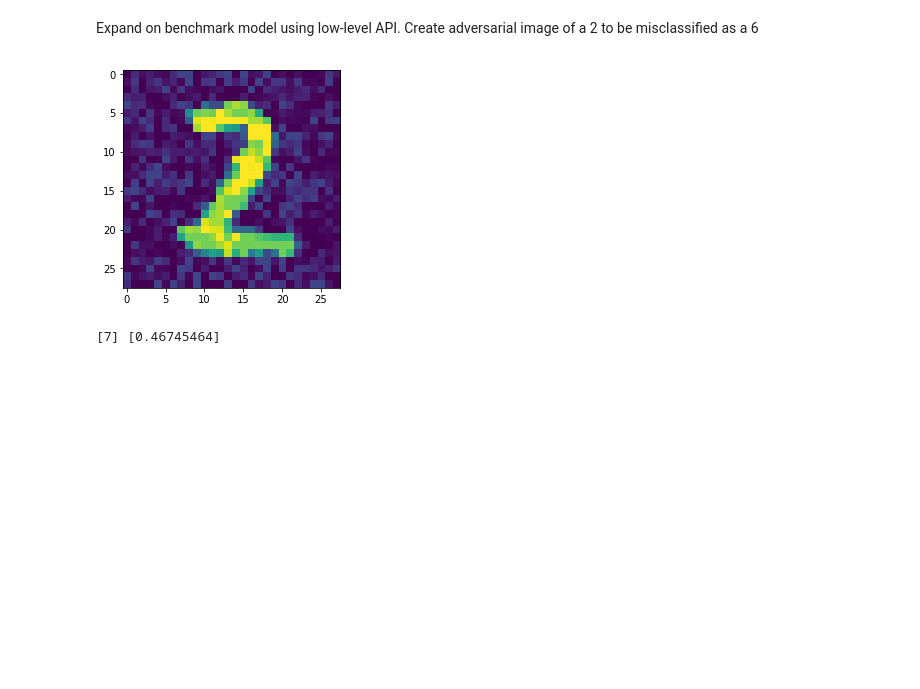
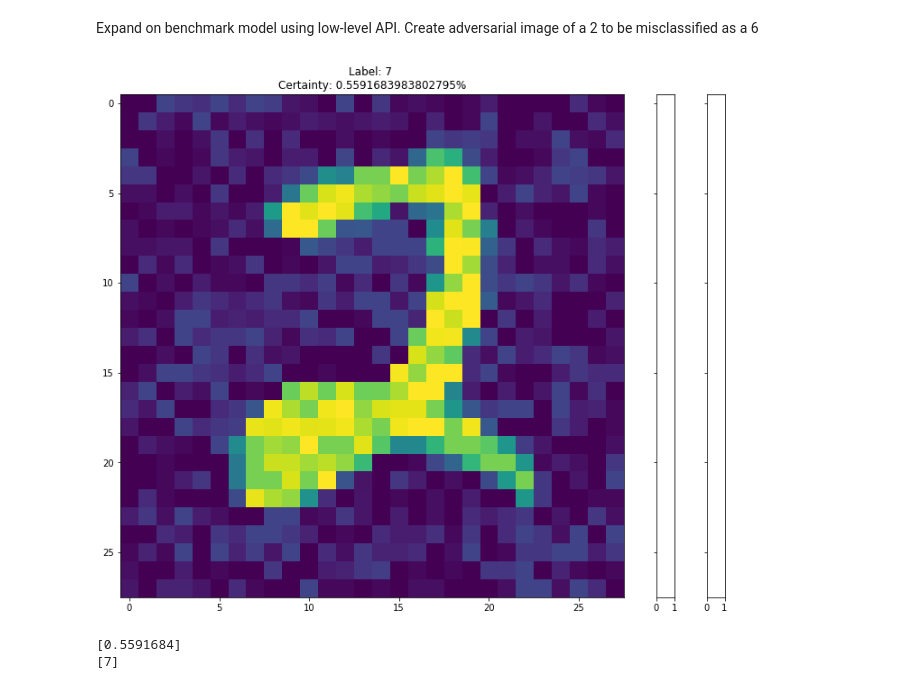
Before and after one commit to alonhare/MNIST-adversarial-images, a Jupyter notebook: MNIST-adversarial-images modifided.ipynb, the cells around one changed output. Drawn from its saved outputs; the diff is of its cells as text; code cells hidden in the pictures; blank space fills up the shorter version.

Commit message:
removed visualisation
it was already existed with plot_predictions

```diff
--- a/MNIST-adversarial-images modifided.ipynb
+++ b/MNIST-adversarial-images modifided.ipynb
@@ -318,19 +318,3 @@ def create_specific_adversarial_image(originNumber, destinationNumber):
     label_adv[destinationNumber] = 1;
     adv_image, label, prob = create_adversarial_image(image_norm, label_adv, lr=0.2, n_steps=10)
     return adv_image, label, prob
-# %%
-# Plot adversarial images
-# Over each step, model certainty changes from 2 to 6
-adv_image, label, prob = create_specific_adversarial_image(2, 7)
-adv_image = adv_image.reshape(28, 28)
-fig = plt.figure(1, (4., 4.))
-grid = grid = ImageGrid(fig, 111,  # similar to subplot(111)
-                     nrows_ncols=(1, 1),  # creates grid of axes
-                     axes_pad=0.5,  # pad between axes in inch.
-                     )
-grid[0].imshow(adv_image)
-plt.show()
-print(label, prob)
-# %% [output]
-[figure, removed]
-[7] [0.46745464]
@@ -337 +323,7 @@ print(label, prob)
+# %%
+plot_predictions(adv_image)
+# %% [output]
+[figure, added]
+[0.5591684]
+[7]
 # %%
```
Also changed, not shown: parts of 2 cells of this notebook.
